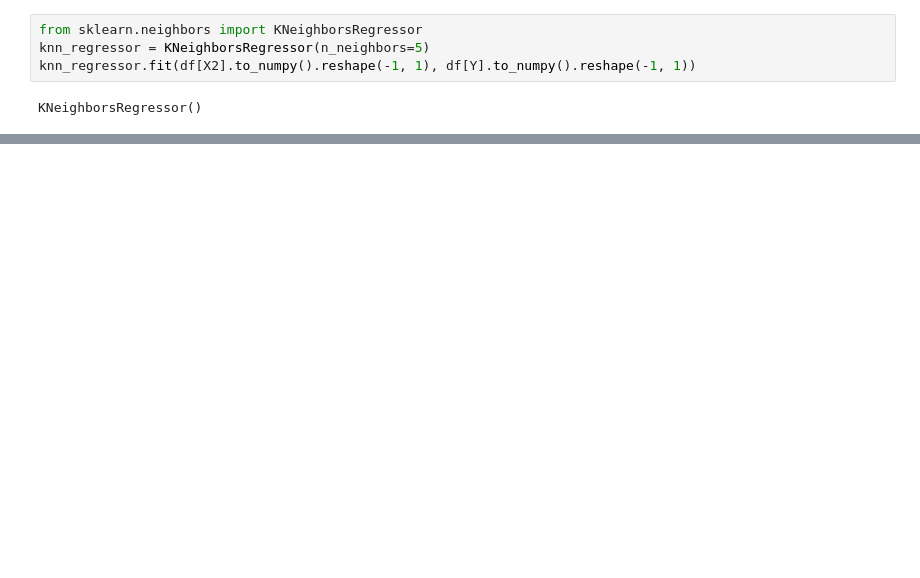
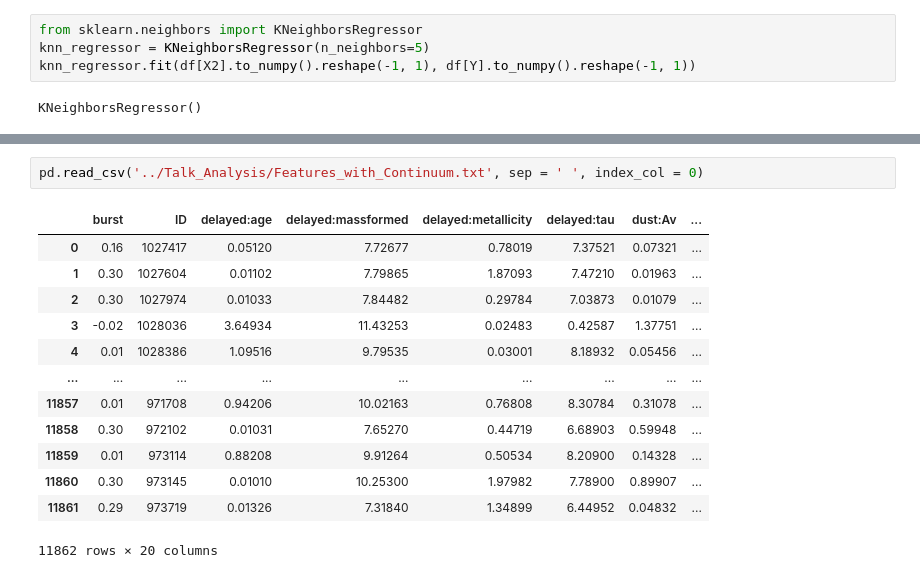
Before and after one commit to astroscar09/Elements_of_ML, a Jupyter notebook: 012925.ipynb, the cells around one changed output, grey strips where cells are left out. Saved outputs shown, nothing was run; the diff lists cells and outputs as text; blank space fills up the shorter version.

```diff
--- a/012925.ipynb
+++ b/012925.ipynb
@@ -94,0 +94,16 @@ ax[0].legend()
+# %%
+pd.read_csv('../Talk_Analysis/Features_with_Continuum.txt', sep = ' ', index_col = 0)
+# %% [output]
+|  | burst | ID | delayed:age | delayed:massformed | delayed:metallicity | delayed:tau | dust:Av | ... |
+| 0 | 0.16 | 1027417 | 0.05120 | 7.72677 | 0.78019 | 7.37521 | 0.07321 | ... |
+| 1 | 0.30 | 1027604 | 0.01102 | 7.79865 | 1.87093 | 7.47210 | 0.01963 | ... |
+| 2 | 0.30 | 1027974 | 0.01033 | 7.84482 | 0.29784 | 7.03873 | 0.01079 | ... |
+| 3 | -0.02 | 1028036 | 3.64934 | 11.43253 | 0.02483 | 0.42587 | 1.37751 | ... |
+| 4 | 0.01 | 1028386 | 1.09516 | 9.79535 | 0.03001 | 8.18932 | 0.05456 | ... |
+| ... | ... | ... | ... | ... | ... | ... | ... | ... |
+| 11857 | 0.01 | 971708 | 0.94206 | 10.02163 | 0.76808 | 8.30784 | 0.31078 | ... |
+| 11858 | 0.30 | 972102 | 0.01031 | 7.65270 | 0.44719 | 6.68903 | 0.59948 | ... |
+| 11859 | 0.01 | 973114 | 0.88208 | 9.91264 | 0.50534 | 8.20900 | 0.14328 | ... |
+| 11860 | 0.30 | 973145 | 0.01010 | 10.25300 | 1.97982 | 7.78900 | 0.89907 | ... |
+| 11861 | 0.29 | 973719 | 0.01326 | 7.31840 | 1.34899 | 6.44952 | 0.04832 | ... |
+11862 rows × 20 columns
```
Also changed, not shown: parts of 35 cells of this notebook, 5 other files.
